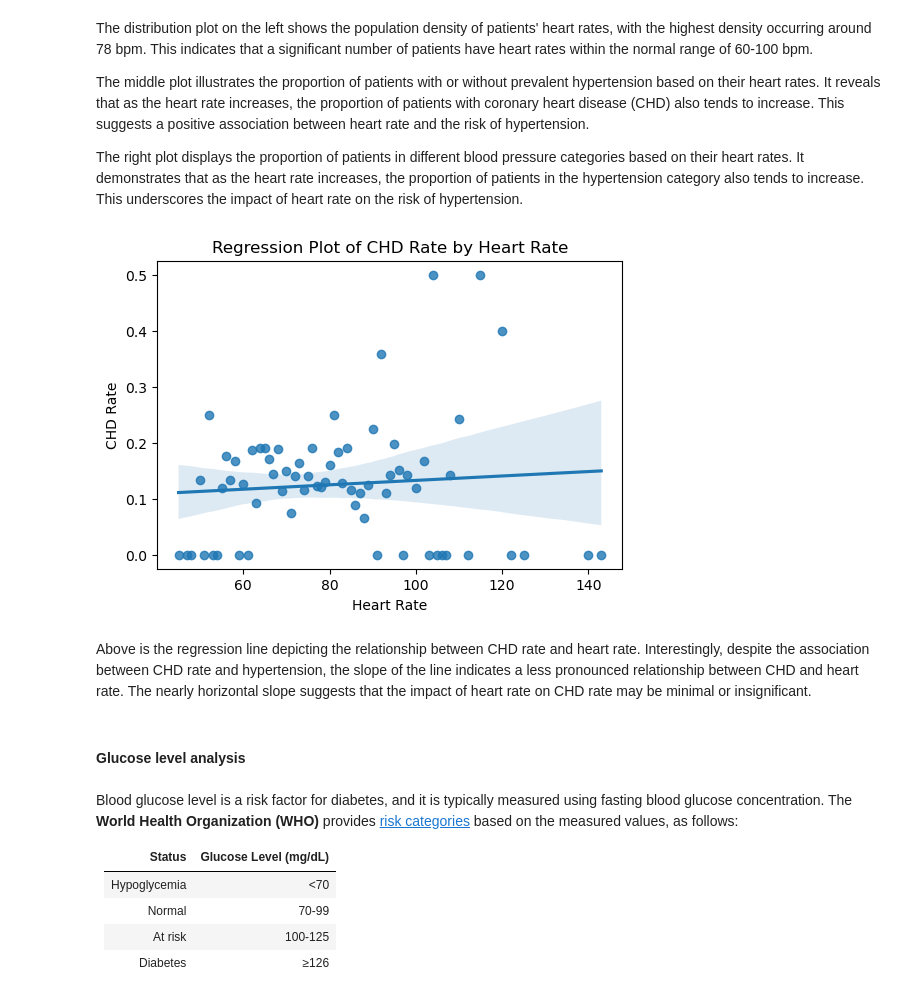
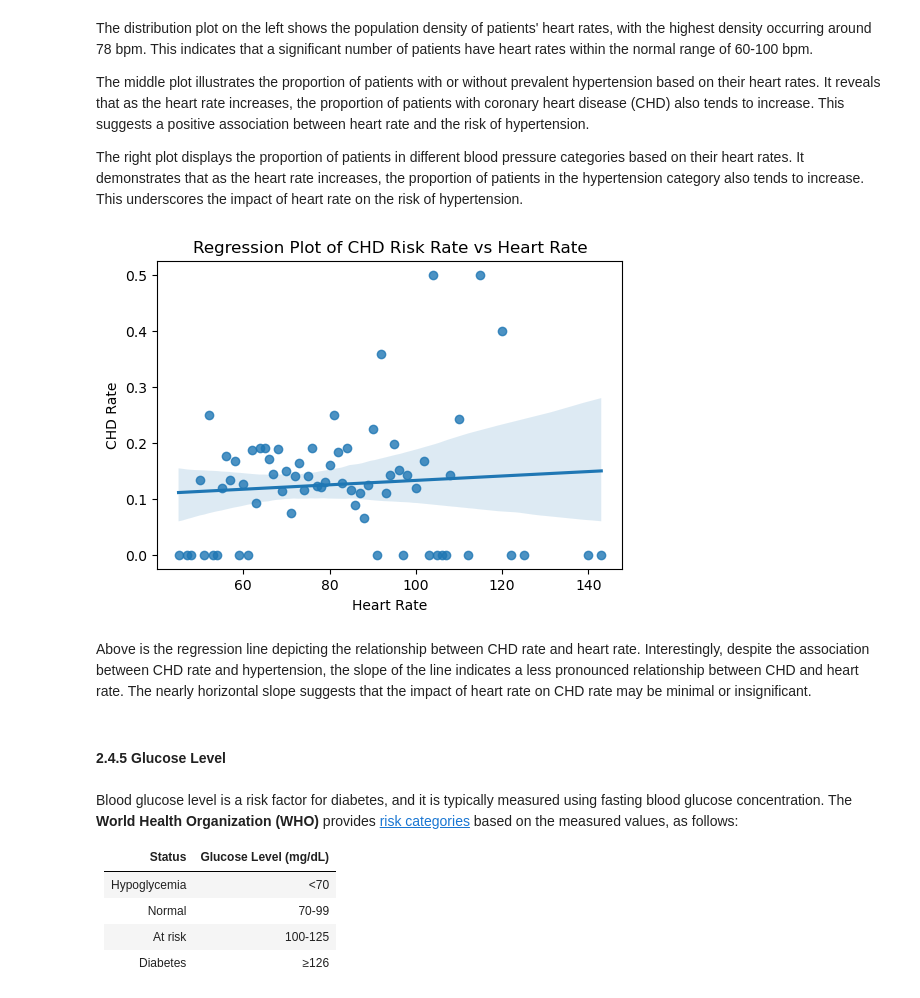
Before and after one commit to puc26/kaggleNotebook, a Jupyter notebook: cardiovascular_risk.ipynb, the cells around one changed output. Drawn from its saved outputs; the diff is of its cells as text; code cells hidden in the pictures.

Commit message:
Kaggle Notebook | Cardiovascular_Risk | Version 3

```diff
--- a/cardiovascular_risk.ipynb
+++ b/cardiovascular_risk.ipynb
@@ -514,19 +662,20 @@ The middle plot illustrates the proportion of patients with or without prevalent
 
 The right plot displays the proportion of patients in different blood pressure categories based on their heart rates. It demonstrates that as the heart rate increases, the proportion of patients in the hypertension category also tends to increase. This underscores the impact of heart rate on the risk of hypertension.
 # %%
+# Regression Plot of CHD Rate and Heart Rate
 plt.figure(figsize=(6,4))
-HR_CHD = med_df.groupby('heartRate')['TenYearCHD'].mean()
-sns.regplot(x=HR_CHD.index, y=HR_CHD.values)
+sns.regplot(x=med_df.groupby('heartRate')['TenYearCHD'].mean().index,
+            y=med_df.groupby('heartRate')['TenYearCHD'].mean().values)
 plt.xlabel('Heart Rate')
 plt.ylabel('CHD Rate')
-plt.title('Regression Plot of CHD Rate by Heart Rate')
+plt.title('Regression Plot of CHD Risk Rate vs Heart Rate')
 plt.show()
 # %% [output]
-[figure, old version]
+[figure, new version]
 # %% [markdown]
 Above is the regression line depicting the relationship between CHD rate and heart rate. Interestingly, despite the association between CHD rate and hypertension, the slope of the line indicates a less pronounced relationship between CHD and heart rate. The nearly horizontal slope suggests that the impact of heart rate on CHD rate may be minimal or insignificant.
-# %% [markdown]
-#### Glucose level analysis
+# %% [markdown]
+#### 2.4.5 Glucose Level
 # %% [markdown]
 Blood glucose level is a risk factor for diabetes, and it is typically measured using fasting blood glucose concentration. The **World Health Organization (WHO)** provides [risk categories](https://www.who.int/data/gho/indicator-metadata-registry/imr-details/2380) based on the measured values, as follows:
 
```
Also changed, not shown: parts of 143 cells of this notebook.
